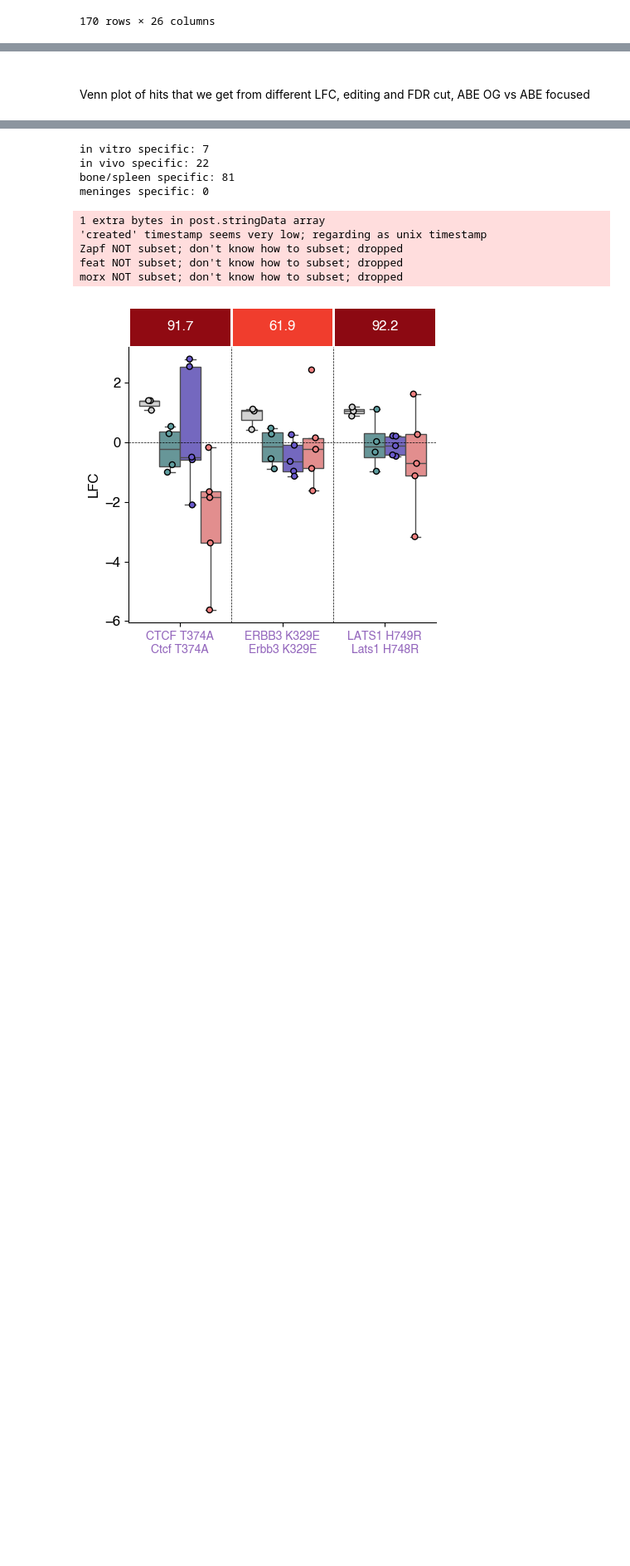
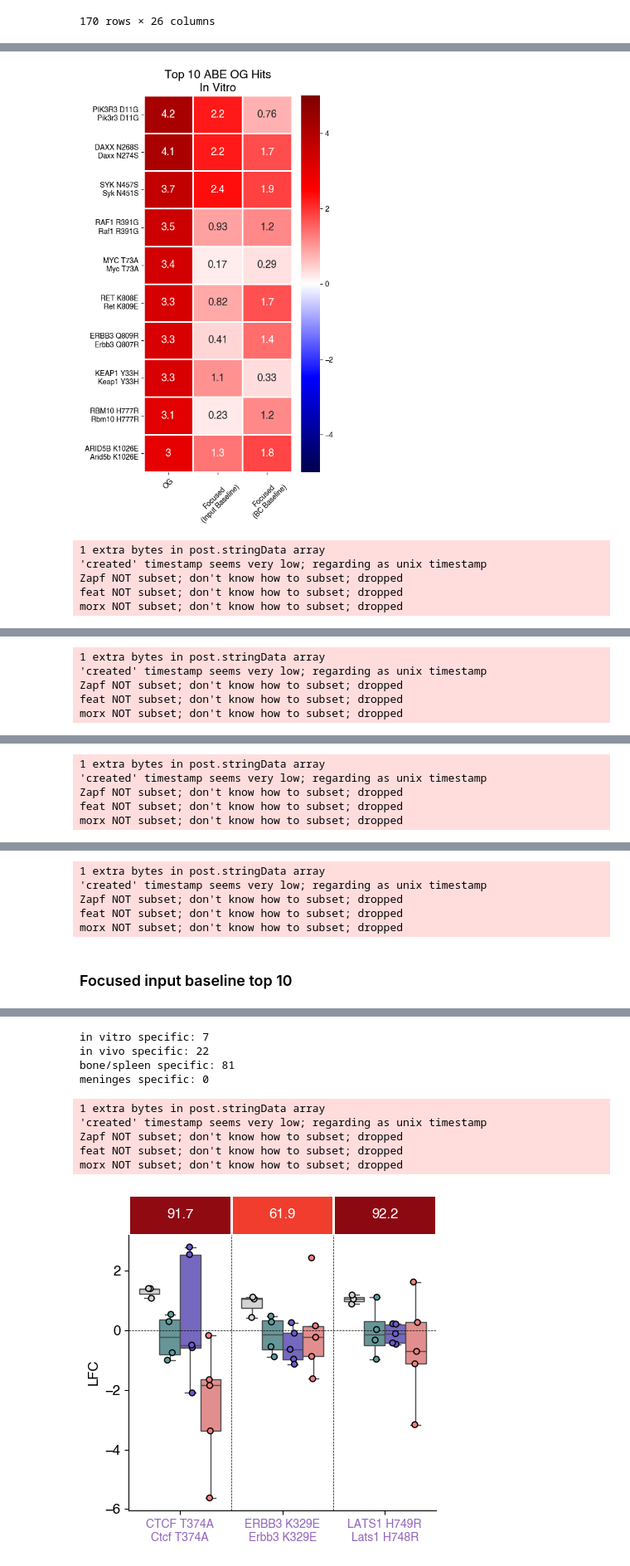
Before and after one commit to kexindon/B-ALL-in-vivo-base-editing, a Jupyter notebook: figure4.ipynb, the cells around one changed output, grey strips where cells are left out. Shown at 83% size. Saved outputs shown, nothing was run; the diff lists cells and outputs as text; code cells hidden in the pictures; blank space fills up the shorter version.

Commit message:
Updated analysis of the focused ABE screen.

```diff
--- a/figure4.ipynb
+++ b/figure4.ipynb
@@ -37,6 +37,3 @@ len(np.unique(targ_guides['gene_name_m']))
 127
 # %% [markdown]
 ## 4b
-# %%
-ABE = FOCUSED[FOCUSED['Editor']=='ABE']
-CBE = FOCUSED[FOCUSED['Editor']=='CBE']
@@ -704,4 +417,0 @@ morx NOT subset; don't know how to subset; dropped
-# %% [markdown]
-##
-
-Venn plot of hits that we get from different LFC, editing and FDR cut, ABE OG vs ABE focused
@@ -707,0 +421,55 @@ Venn plot of hits that we get from different LFC, editing and FDR cut, ABE OG vs
+# %%
+tissues = ['d15','spleen','bm','men']
+tissues_og = ['d15','spleen','bonemarrow','meninges']
+tissues_name = ['In Vitro','Spleen','Bone Marrow','Meninges']
+# %%
+FDR_cutoff = .1
+editing_cutoff = 20
+hits_to_plot = 10
+
+for i,t in enumerate(tissues):
+
+    t2 = tissues_og[i]
+    title_name = tissues_name[i]
+    a1 = df[(df[f'FDR_{t2}_fishers']<FDR_cutoff) & (df['target_base_edit_perc']>=editing_cutoff)].copy()
+
+    a1 = a1.sort_values(by=f'og_z_score_{t}', ascending=False).reset_index(drop=True)
+    a1 = a1.iloc[:hits_to_plot,:]
+
+    fig, ax = plt.subplots(figsize=(5,9))
+
+    g = sns.heatmap(a1[[f'og_z_score_{t}', f'focused_z_score_{t}',f'vs_bc_z_score_{t}']], cmap='seismic',
+                    annot=True,
+                    annot_kws={'size':14},
+                    linewidth=1,
+                    edgecolor='white',
+                    vmin=-5,
+                    vmax=5,)
+
+    name = []
+
+    for i, val in a1.iterrows():
+        a = val['gene_name_h']
+        b = val['HGVSp_h']
+        c = val['Gene']
+        d = val['HGVSp_m']
+
+        if type(b) != str:
+            b = 'Non-coding'
+
+        n = f'{a} {b}\n{c} {d}'
+        name.append(n)
+
+    g.set_yticklabels(name, rotation=0)
+    g.set_xticklabels(['OG', 'Focused\n(Input Baseline)','Focused\n(BC Baseline)'], rotation=45, fontsize=10)
+    plt.title(f'Top 10 ABE OG Hits\n{title_name}', fontsize=16)
+    fig.tight_layout()
+    plt.show()
+    fig.savefig(f'figures/heatmap_ABE_OG_top10_{title_name}.pdf', transparent=True)
+# %% [output]
+[figure, added]
+1 extra bytes in post.stringData array
+'created' timestamp seems very low; regarding as unix timestamp
+Zapf NOT subset; don't know how to subset; dropped
+feat NOT subset; don't know how to subset; dropped
+morx NOT subset; don't know how to subset; dropped
@@ -707,0 +477,5 @@ Venn plot of hits that we get from different LFC, editing and FDR cut, ABE OG vs
+1 extra bytes in post.stringData array
+'created' timestamp seems very low; regarding as unix timestamp
+Zapf NOT subset; don't know how to subset; dropped
+feat NOT subset; don't know how to subset; dropped
+morx NOT subset; don't know how to subset; dropped
@@ -707,0 +483,5 @@ Venn plot of hits that we get from different LFC, editing and FDR cut, ABE OG vs
+1 extra bytes in post.stringData array
+'created' timestamp seems very low; regarding as unix timestamp
+Zapf NOT subset; don't know how to subset; dropped
+feat NOT subset; don't know how to subset; dropped
+morx NOT subset; don't know how to subset; dropped
@@ -708,3 +489,10 @@ Venn plot of hits that we get from different LFC, editing and FDR cut, ABE OG vs
+1 extra bytes in post.stringData array
+'created' timestamp seems very low; regarding as unix timestamp
+Zapf NOT subset; don't know how to subset; dropped
+feat NOT subset; don't know how to subset; dropped
+morx NOT subset; don't know how to subset; dropped
+# %% [markdown]
+### Focused input baseline top 10
 # %%
 LFC_ABE_OG = pd.read_csv('LFC-FDR/og/ABE_LFC_FDR_df_og.csv')
 LFC_ABE_FOCUSED = pd.read_csv('LFC-FDR/focused/ABE_LFC_FDR_df_focused.csv')
```
Also changed, not shown: parts of 55 cells of this notebook, 12 other files.
